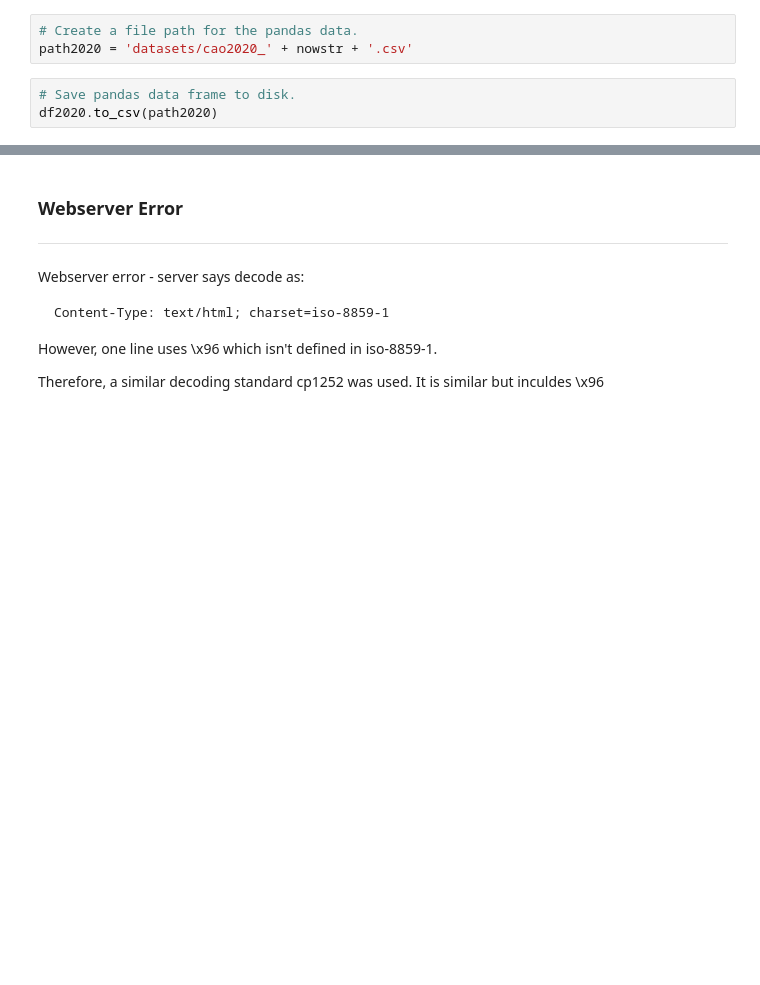
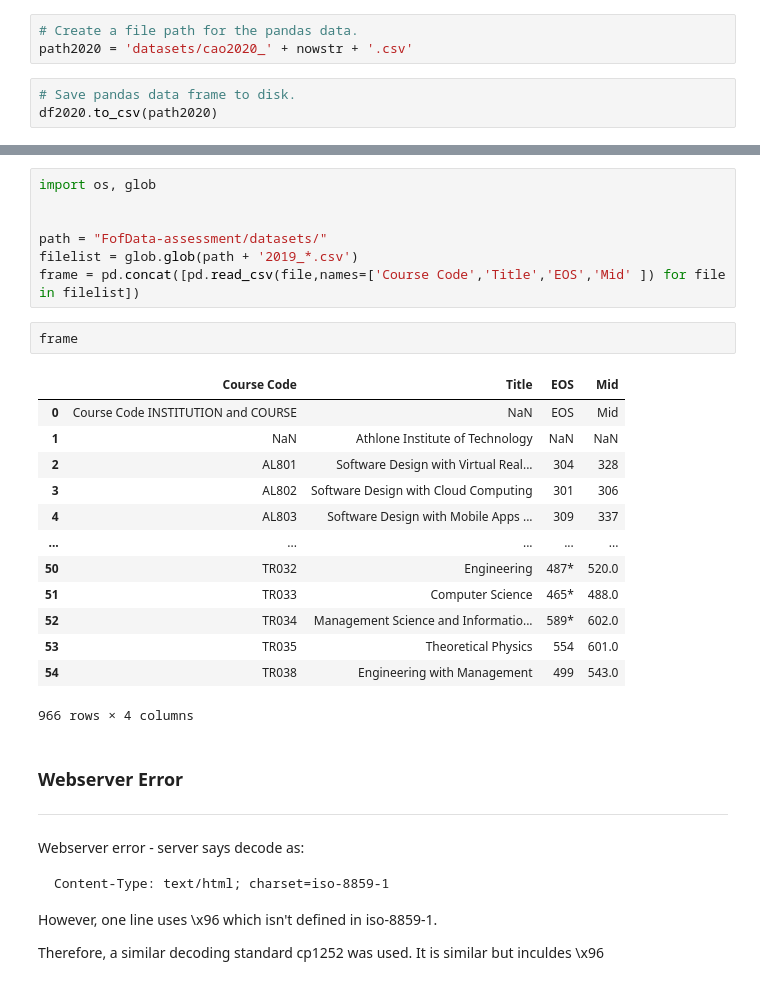
Before and after one commit to kmcd14/FofData-assessment, a Jupyter notebook: cao.ipynb, the cells around one changed output, grey strips where cells are left out. Cells and saved outputs as stored; diff of their text form; blank space fills up the shorter version.

Commit message:
getting 2019 points; getting camelot and ghostscript working, extracting data from pdf table into csv files, unzipping folder and merging into one csv file

```diff
--- a/cao.ipynb
+++ b/cao.ipynb
@@ -244,3 +267,26 @@ path = (r'C:\Users\katie\Documents\FofData-assessment\datasets\cao_data/cao2021_
+# %%
+import os, glob
+
+
+path = "FofData-assessment/datasets/"
+filelist = glob.glob(path + '2019_*.csv')
+frame = pd.concat([pd.read_csv(file,names=['Course Code','Title','EOS','Mid' ]) for file in filelist])
+# %%
+frame
+# %% [output]
+|  | Course Code | Title | EOS | Mid |
+| 0 | Course Code INSTITUTION and COURSE | NaN | EOS | Mid |
+| 1 | NaN | Athlone Institute of Technology | NaN | NaN |
+| 2 | AL801 | Software Design with Virtual Real... | 304 | 328 |
+| 3 | AL802 | Software Design with Cloud Computing | 301 | 306 |
+| 4 | AL803 | Software Design with Mobile Apps ... | 309 | 337 |
+| ... | ... | ... | ... | ... |
+| 50 | TR032 | Engineering | 487* | 520.0 |
+| 51 | TR033 | Computer Science | 465* | 488.0 |
+| 52 | TR034 | Management Science and Informatio... | 589* | 602.0 |
+| 53 | TR035 | Theoretical Physics | 554 | 601.0 |
+| 54 | TR038 | Engineering with Management | 499 | 543.0 |
+966 rows × 4 columns
 # %% [markdown]
 ### Webserver Error
 
```
Also changed, not shown: parts of 12 cells of this notebook, 26 other files.
